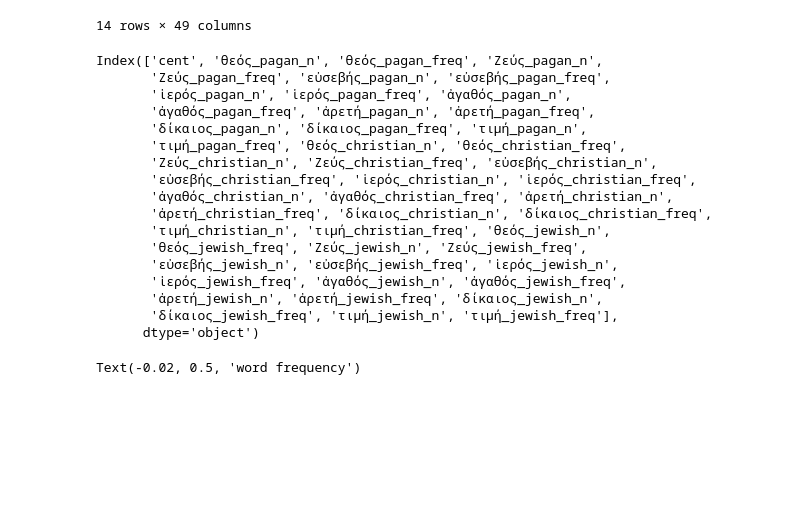
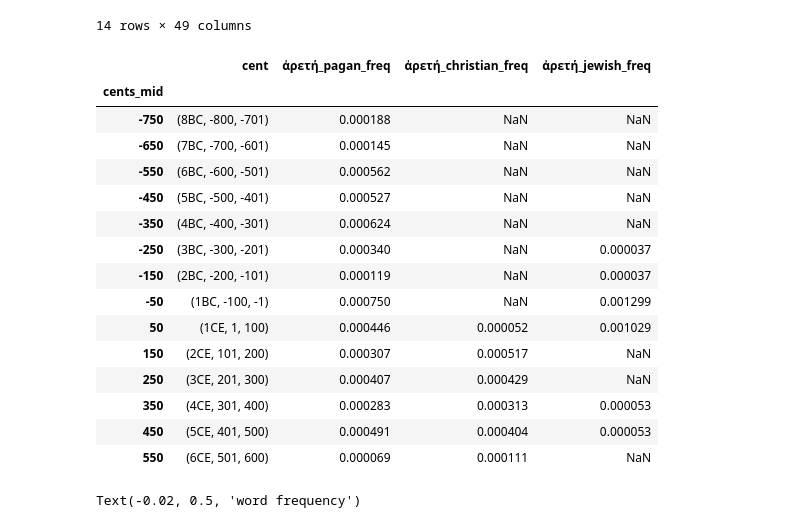
Before and after one commit to kasev/theos, a Jupyter notebook: scripts/frequencies+cooccurrences.ipynb, the cells around one changed output. Drawn from its saved outputs; the diff is of its cells as text; code cells hidden in the pictures; blank space fills up the shorter version.

```diff
--- a/scripts/frequencies+cooccurrences.ipynb
+++ b/scripts/frequencies+cooccurrences.ipynb
@@ -205,26 +205,25 @@ centuries_provenience_targets_df
 | 12 | (5CE, 401, 500) | 880 | 0.001742 | 654 | 0.001294 | 1 | ... |
 | 13 | (6CE, 501, 600) | 12 | 0.000059 | 4 | 0.000020 | 0 | ... |
 14 rows × 49 columns
-# %%
-centuries_provenience_targets_df.columns
-# %% [output]
-Index(['cent', 'θεός_pagan_n', 'θεός_pagan_freq', 'Ζεύς_pagan_n',
-       'Ζεύς_pagan_freq', 'εὐσεβής_pagan_n', 'εὐσεβής_pagan_freq',
-       'ἱερός_pagan_n', 'ἱερός_pagan_freq', 'ἀγαθός_pagan_n',
-       'ἀγαθός_pagan_freq', 'ἀρετή_pagan_n', 'ἀρετή_pagan_freq',
-       'δίκαιος_pagan_n', 'δίκαιος_pagan_freq', 'τιμή_pagan_n',
-       'τιμή_pagan_freq', 'θεός_christian_n', 'θεός_christian_freq',
-       'Ζεύς_christian_n', 'Ζεύς_christian_freq', 'εὐσεβής_christian_n',
-       'εὐσεβής_christian_freq', 'ἱερός_christian_n', 'ἱερός_christian_freq',
-       'ἀγαθός_christian_n', 'ἀγαθός_christian_freq', 'ἀρετή_christian_n',
-       'ἀρετή_christian_freq', 'δίκαιος_christian_n', 'δίκαιος_christian_freq',
-       'τιμή_christian_n', 'τιμή_christian_freq', 'θεός_jewish_n',
-       'θεός_jewish_freq', 'Ζεύς_jewish_n', 'Ζεύς_jewish_freq',
-       'εὐσεβής_jewish_n', 'εὐσεβής_jewish_freq', 'ἱερός_jewish_n',
-       'ἱερός_jewish_freq', 'ἀγαθός_jewish_n', 'ἀγαθός_jewish_freq',
-       'ἀρετή_jewish_n', 'ἀρετή_jewish_freq', 'δίκαιος_jewish_n',
-       'δίκαιος_jewish_freq', 'τιμή_jewish_n', 'τιμή_jewish_freq'],
-      dtype='object')
+# %%
+centuries_provenience_targets_df[['cent', 'ἀρετή_pagan_freq', 'ἀρετή_christian_freq', 'ἀρετή_jewish_freq']]
+# %% [output]
+|  | cent | ἀρετή_pagan_freq | ἀρετή_christian_freq | ἀρετή_jewish_freq |
+| cents_mid |  |  |  |  |
+| -750 | (8BC, -800, -701) | 0.000188 | NaN | NaN |
+| -650 | (7BC, -700, -601) | 0.000145 | NaN | NaN |
+| -550 | (6BC, -600, -501) | 0.000562 | NaN | NaN |
+| -450 | (5BC, -500, -401) | 0.000527 | NaN | NaN |
+| -350 | (4BC, -400, -301) | 0.000624 | NaN | NaN |
+| -250 | (3BC, -300, -201) | 0.000340 | NaN | 0.000037 |
+| -150 | (2BC, -200, -101) | 0.000119 | NaN | 0.000037 |
+| -50 | (1BC, -100, -1) | 0.000750 | NaN | 0.001299 |
+| 50 | (1CE, 1, 100) | 0.000446 | 0.000052 | 0.001029 |
+| 150 | (2CE, 101, 200) | 0.000307 | 0.000517 | NaN |
+| 250 | (3CE, 201, 300) | 0.000407 | 0.000429 | NaN |
+| 350 | (4CE, 301, 400) | 0.000283 | 0.000313 | 0.000053 |
+| 450 | (5CE, 401, 500) | 0.000491 | 0.000404 | 0.000053 |
+| 550 | (6CE, 501, 600) | 0.000069 | 0.000111 | NaN |
 # %%
 centuries_provenience_targets_df["cents_mid"] = centuries_provenience_targets_df["cent"].apply(lambda x: int((x[1] + x[2]) / 2))
 centuries_provenience_targets_df.set_index("cents_mid", inplace=True)
```
Also changed, not shown: parts of 14 cells of this notebook, 2 other files.
